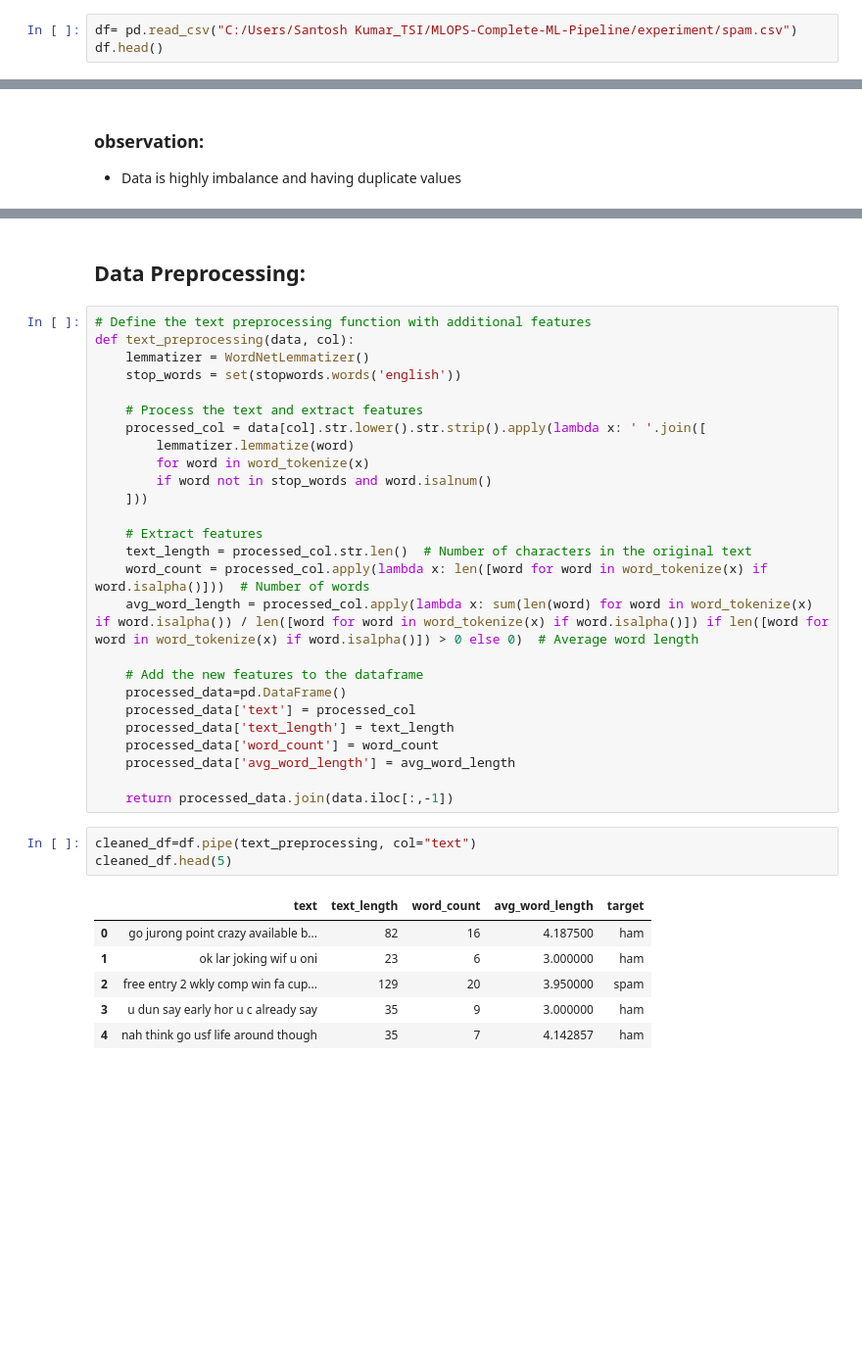
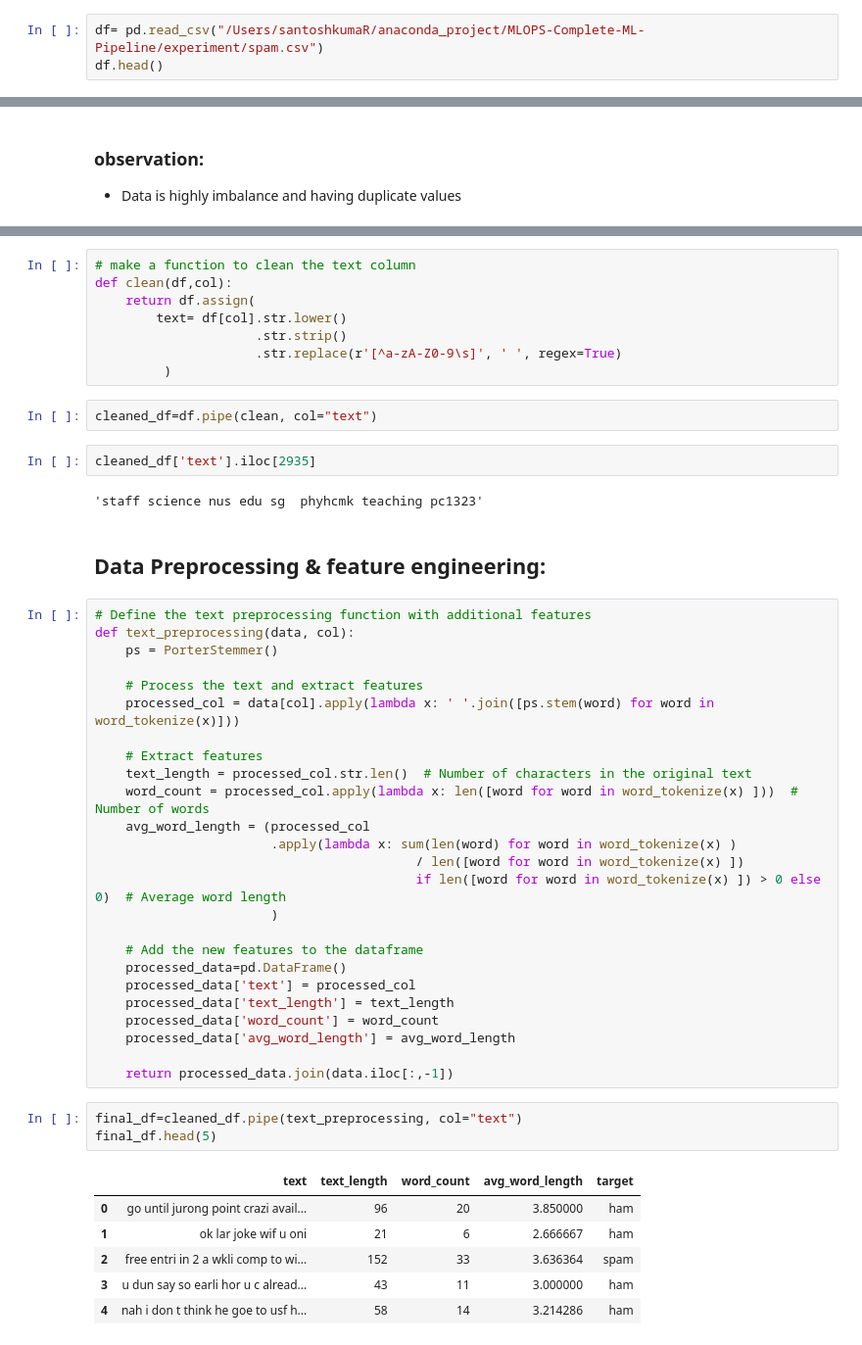
Before and after one commit to InsightfulSantosh/MLOPS-Complete-ML-Pipeline, a Jupyter notebook: experiment/mynotebook.ipynb, the cells around one changed output, grey strips where cells are left out. Shown: that part at 98% size. Saved outputs shown, nothing was run; the diff lists cells and outputs as text; blank space fills up the shorter version.

```diff
--- a/experiment/mynotebook.ipynb
+++ b/experiment/mynotebook.ipynb
@@ -46,7 +46,7 @@ True
 # %% [markdown]
 ## **Load the dataset:**
 # %%
-df= pd.read_csv("C:/Users/Santosh Kumar_TSI/MLOPS-Complete-ML-Pipeline/experiment/spam.csv")
+df= pd.read_csv("/Users/santoshkumaR/anaconda_project/MLOPS-Complete-ML-Pipeline/experiment/spam.csv")
 df.head()
 # %% [output]
 |  | v1 | v2 | Unnamed: 2 | Unnamed: 3 | Unnamed: 4 |
@@ -128,22 +130,35 @@ plt.show()
+# %%
+# make a function to clean the text column
+def clean(df,col):
+    return df.assign(
+        text= df[col].str.lower()
+                     .str.strip()
+                     .str.replace(r'[^a-zA-Z0-9\s]', ' ', regex=True)
+         )
+# %%
+cleaned_df=df.pipe(clean, col="text")
+# %%
+cleaned_df['text'].iloc[2935]
+# %% [output]
+'staff science nus edu sg  phyhcmk teaching pc1323'
 # %% [markdown]
-## **Data Preprocessing:**
+## **Data Preprocessing & feature engineering:**
 # %%
 # Define the text preprocessing function with additional features
 def text_preprocessing(data, col):
-    lemmatizer = WordNetLemmatizer()
-    stop_words = set(stopwords.words('english'))
+    ps = PorterStemmer()
 
     # Process the text and extract features
-    processed_col = data[col].str.lower().str.strip().apply(lambda x: ' '.join([
-        lemmatizer.lemmatize(word)
-        for word in word_tokenize(x)
-        if word not in stop_words and word.isalnum()
-    ]))
+    processed_col = data[col].apply(lambda x: ' '.join([ps.stem(word) for word in word_tokenize(x)]))
 
     # Extract features
     text_length = processed_col.str.len()  # Number of characters in the original text
-    word_count = processed_col.apply(lambda x: len([word for word in word_tokenize(x) if word.isalpha()]))  # Number of words
-    avg_word_length = processed_col.apply(lambda x: sum(len(word) for word in word_tokenize(x) if word.isalpha()) / len([word for word in word_tokenize(x) if word.isalpha()]) if len([word for word in word_tokenize(x) if word.isalpha()]) > 0 else 0)  # Average word length
+    word_count = processed_col.apply(lambda x: len([word for word in word_tokenize(x) ]))  # Number of words
+    avg_word_length = (processed_col
+                       .apply(lambda x: sum(len(word) for word in word_tokenize(x) )
+                                          / len([word for word in word_tokenize(x) ])
+                                          if len([word for word in word_tokenize(x) ]) > 0 else 0)  # Average word length
+                       )
 
     # Add the new features to the dataframe
     processed_data=pd.DataFrame()
@@ -154,12 +169,12 @@ def text_preprocessing(data, col):
 
     return processed_data.join(data.iloc[:,-1])
 # %%
-cleaned_df=df.pipe(text_preprocessing, col="text")
-cleaned_df.head(5)
+final_df=cleaned_df.pipe(text_preprocessing, col="text")
+final_df.head(5)
 # %% [output]
 |  | text | text_length | word_count | avg_word_length | target |
-| 0 | go jurong point crazy available b... | 82 | 16 | 4.187500 | ham |
-| 1 | ok lar joking wif u oni | 23 | 6 | 3.000000 | ham |
-| 2 | free entry 2 wkly comp win fa cup... | 129 | 20 | 3.950000 | spam |
-| 3 | u dun say early hor u c already say | 35 | 9 | 3.000000 | ham |
-| 4 | nah think go usf life around though | 35 | 7 | 4.142857 | ham |
+| 0 | go until jurong point crazi avail... | 96 | 20 | 3.850000 | ham |
+| 1 | ok lar joke wif u oni | 21 | 6 | 2.666667 | ham |
+| 2 | free entri in 2 a wkli comp to wi... | 152 | 33 | 3.636364 | spam |
+| 3 | u dun say so earli hor u c alread... | 43 | 11 | 3.000000 | ham |
+| 4 | nah i don t think he goe to usf h... | 58 | 14 | 3.214286 | ham |
```
Also changed, not shown: parts of 31 cells of this notebook, 1 other file.
